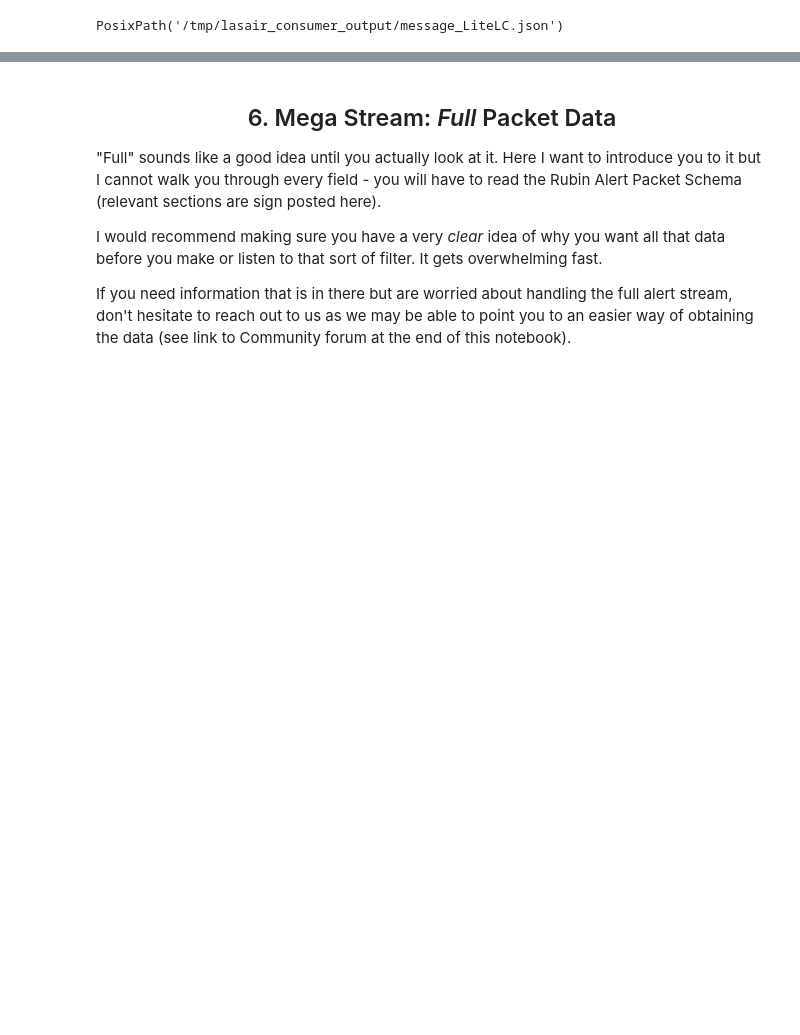
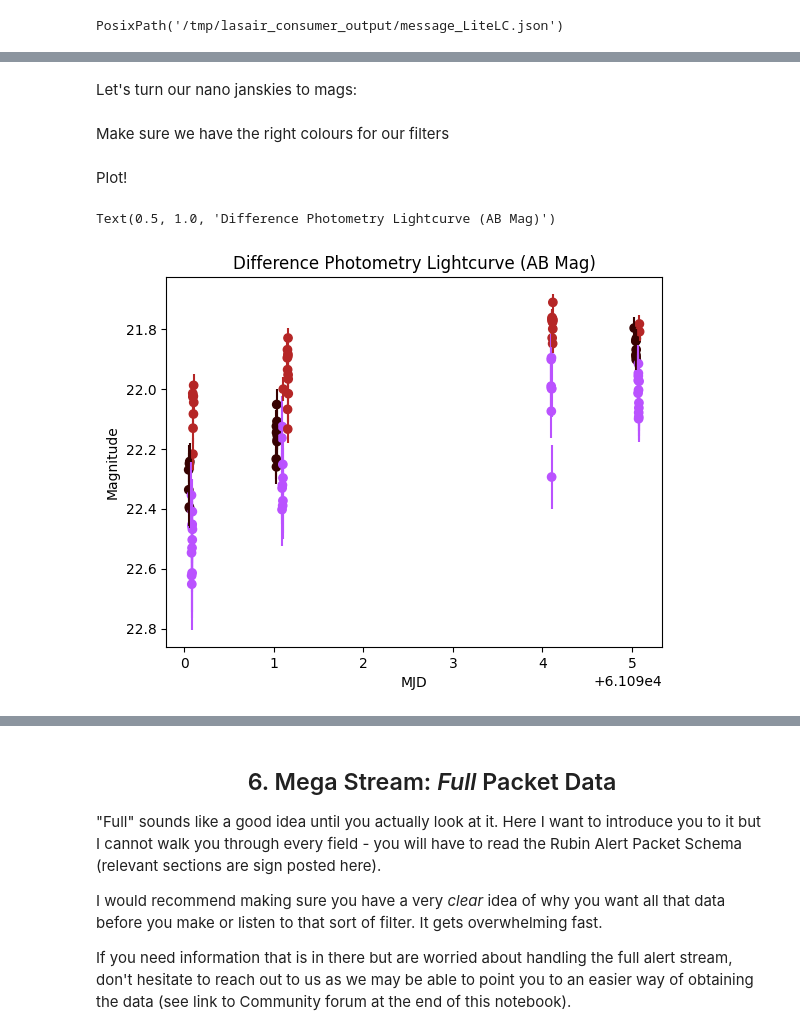
Before and after one commit to lsst-uk/lasair-lsst-examples, a Jupyter notebook: notebooks/KAFKA_Listen_to_Alerts.ipynb, the cells around one changed output, grey strips where cells are left out. Saved outputs shown, nothing was run; the diff lists cells and outputs as text; code cells hidden in the pictures; blank space fills up the shorter version.

```diff
--- a/notebooks/KAFKA_Listen_to_Alerts.ipynb
+++ b/notebooks/KAFKA_Listen_to_Alerts.ipynb
@@ -330,0 +394,37 @@ dat_llc
+# %% [markdown]
+Let's turn our nano janskies to mags:
+# %%
+def nJy2mag(nJy):
+    return -2.5 * np.log10(nJy / 3631e9)
+# %%
+diff_phot['mag'] = nJy2mag(diff_phot['psfFlux'])
+diff_phot['merr'] = np.abs(1.0857 * diff_phot['psfFluxErr'] / diff_phot['psfFlux'])
+
+forced_phot['mag'] = nJy2mag(forced_phot['psfFlux'])
+forced_phot['merr'] = np.abs(1.0857 * forced_phot['psfFluxErr'] / forced_phot['psfFlux'])
+# %% [markdown]
+Make sure we have the right colours for our filters
+# %%
+colour_dict = {'u': '#1600ea', 'g': '#31de1f', 'r': '#b52626', 'i': '#370201', 'z': '#ba52ff', 'y': '#61a2b3'}
+# %%
+diff_phot['colour'] = diff_phot['band'].map(colour_dict)
+forced_phot['colour'] = forced_phot['band'].map(colour_dict)
+# %% [markdown]
+Plot!
+# %%
+plt.scatter(diff_phot['midpointMjdTai'],
+            diff_phot['mag'],
+            c=diff_phot['colour'])
+plt.errorbar(diff_phot['midpointMjdTai'],
+            diff_phot['mag'],
+            yerr=diff_phot['merr'],
+            fmt='none',
+            ecolor=diff_phot['colour'])
+plt.gca().invert_yaxis()
+plt.xlabel('MJD')
+plt.ylabel('Magnitude')
+
+plt.title('Difference Photometry Lightcurve (AB Mag)')
+# %% [output]
+Text(0.5, 1.0, 'Difference Photometry Lightcurve (AB Mag)')
+[figure, added]
```
Also changed, not shown: parts of 31 cells of this notebook, 1 other file.
